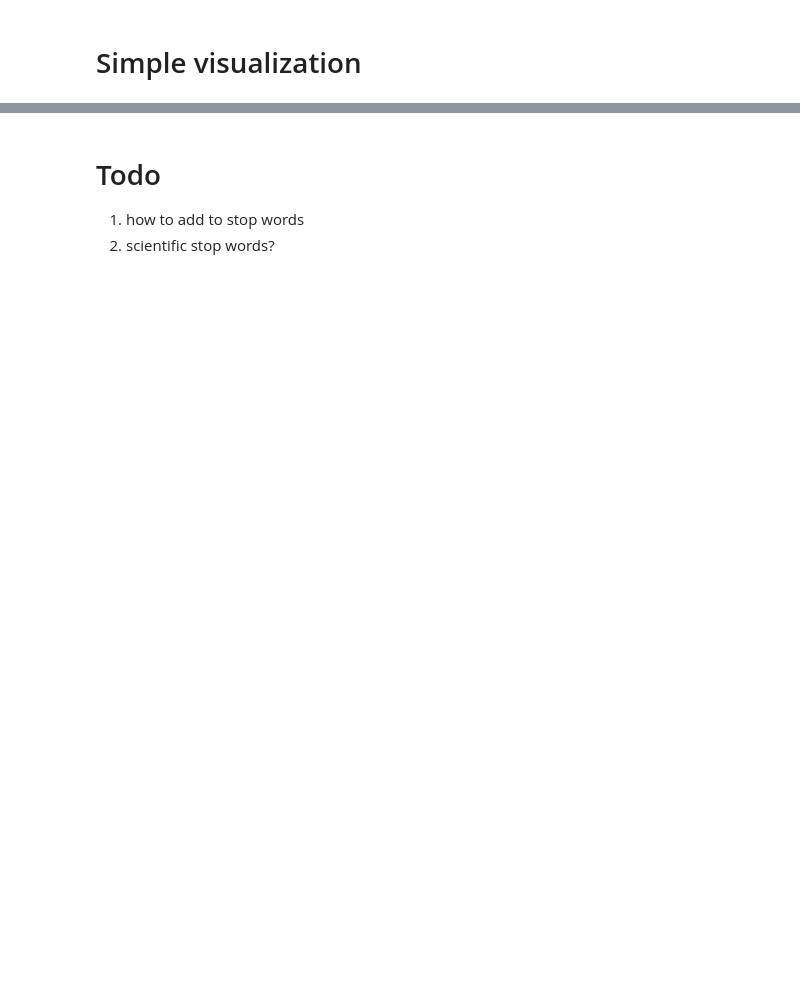
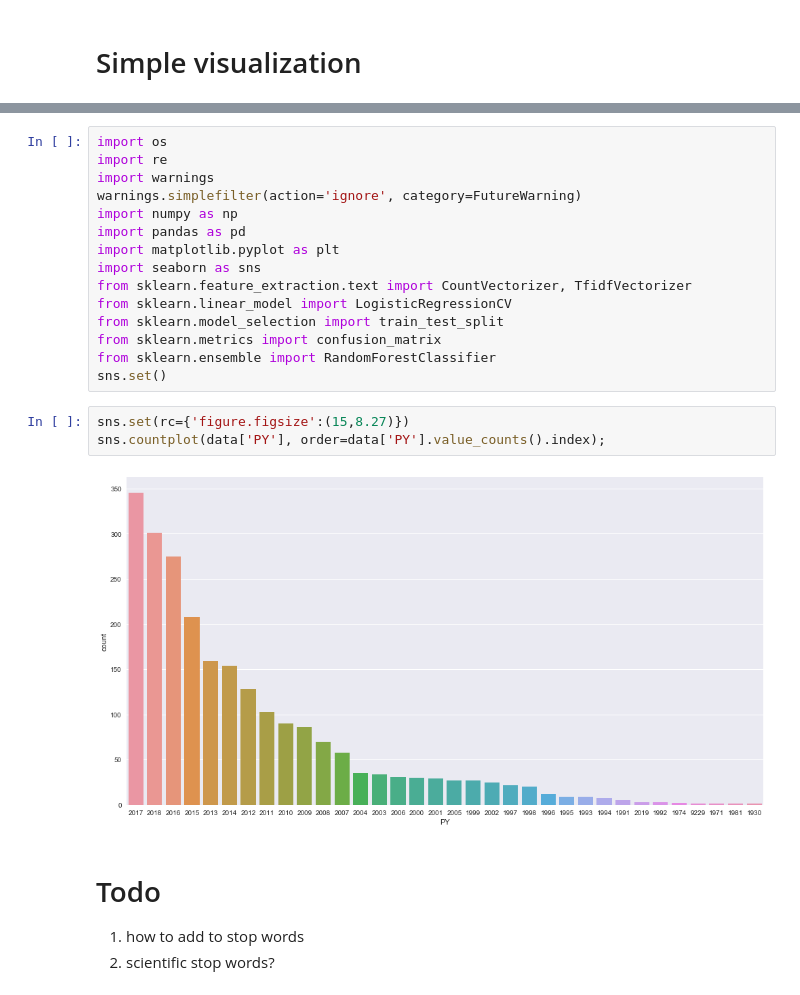
Before and after one commit to dani-lbnl/textxd2018, a Jupyter notebook: code/TextXD-Hackaton.ipynb, the cells around one changed output, grey strips where cells are left out. Cells and saved outputs as stored; diff of their text form; blank space fills up the shorter version.

```diff
--- a/code/TextXD-Hackaton.ipynb
+++ b/code/TextXD-Hackaton.ipynb
@@ -118,3 +142,23 @@ generate_wordcloud(goodTokens)
+# %%
+import os
+import re
+import warnings
+warnings.simplefilter(action='ignore', category=FutureWarning)
+import numpy as np
+import pandas as pd
+import matplotlib.pyplot as plt
+import seaborn as sns
+from sklearn.feature_extraction.text import CountVectorizer, TfidfVectorizer
+from sklearn.linear_model import LogisticRegressionCV
+from sklearn.model_selection import train_test_split
+from sklearn.metrics import confusion_matrix
+from sklearn.ensemble import RandomForestClassifier
+sns.set()
+# %%
+sns.set(rc={'figure.figsize':(15,8.27)})
+sns.countplot(data['PY'], order=data['PY'].value_counts().index);
+# %% [output]
+[figure, added]
 # %% [markdown]
 # Todo
 1. how to add to stop words
```
Also changed, not shown: parts of 10 cells of this notebook.
